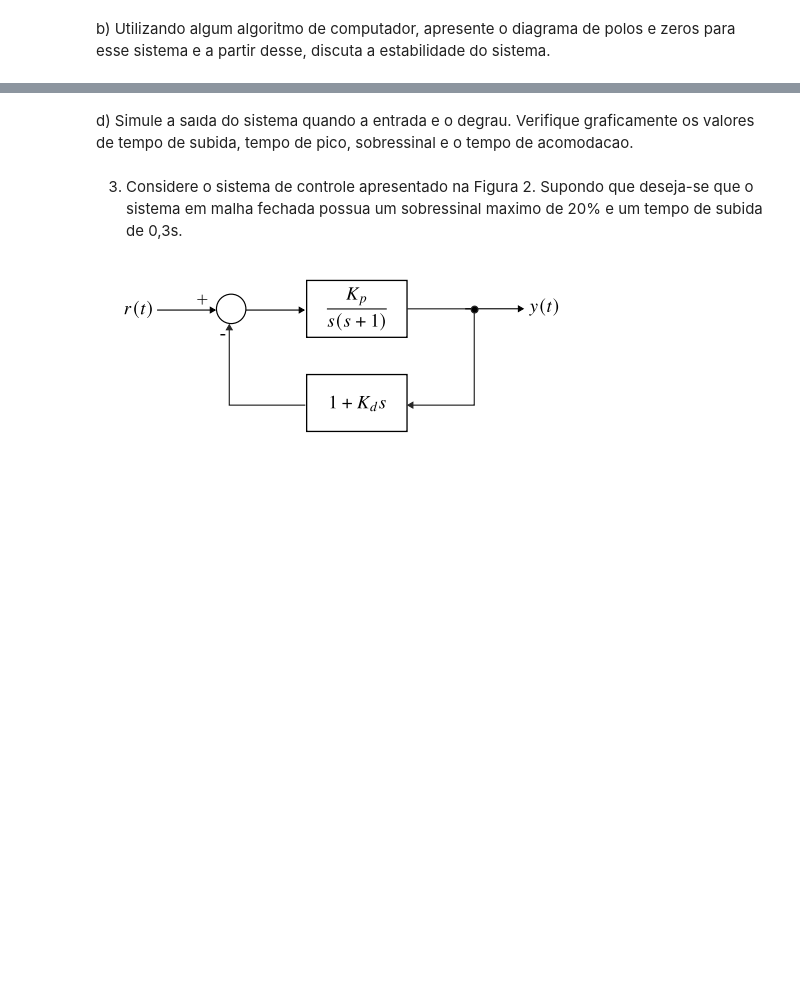
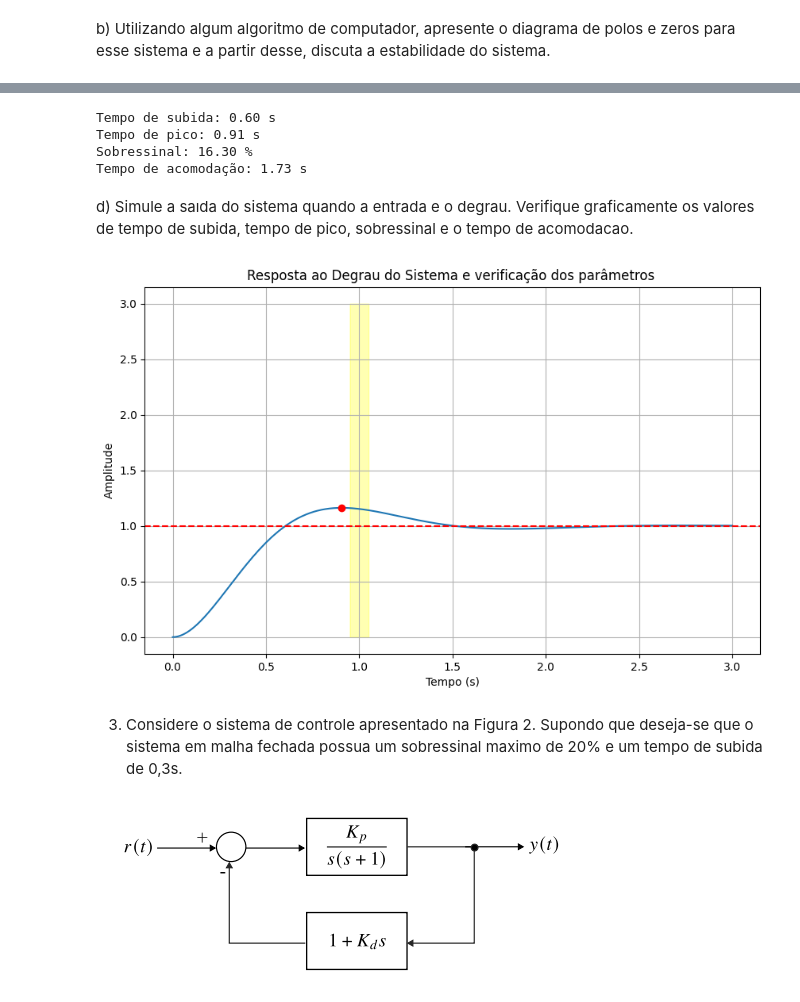
Before and after one commit to Mayconsmy/Sinais-e-Sistemas, a Jupyter notebook: Trabalhos/Segundo_Trabalho_Computacional.ipynb, the cells around one changed output, grey strips where cells are left out. Drawn from its saved outputs; the diff is of its cells as text; code cells hidden in the pictures; blank space fills up the shorter version.

```diff
--- a/Trabalhos/Segundo_Trabalho_Computacional.ipynb
+++ b/Trabalhos/Segundo_Trabalho_Computacional.ipynb
@@ -92,6 +156,52 @@ esse sistema.
+# %%
+w = w * np.sqrt(1 - zet**2)
+
+#tempo de subida
+tr = (np.pi - np.arccos(zet)) / w
+
+#tempo de pico
+tp = np.pi / w
+
+#sobressinal
+mp = 100 * np.exp((-zet * np.pi) / np.sqrt(1 - zet**2))
+
+#tempo de acomodação
+ts = 3 / (zet * w)
+
+print(f"Tempo de subida: {tr:.2f} s")
+print(f"Tempo de pico: {tp:.2f} s")
+print(f"Sobressinal: {mp:.2f} %")
+print(f"Tempo de acomodação: {ts:.2f} s")
+# %% [output]
+Tempo de subida: 0.60 s
+Tempo de pico: 0.91 s
+Sobressinal: 16.30 %
+Tempo de acomodação: 1.73 s
 # %% [markdown]
 d) Simule a saıda do sistema quando a entrada e o degrau. Verifique graficamente os valores de tempo
 de subida, tempo de pico, sobressinal e o tempo de acomodacao.
+# %%
+#resposta ao degrau
+t = np.linspace(0, 3, 1000)
+t, y = signal.step((numerador, denominador), T=t)
+
+#grafico
+plt.figure(figsize=(10, 6))
+plt.plot(t, y)
+plt.title('Resposta ao Degrau do Sistema')
+plt.axhline(y=1, color='r', linestyle='--', label='Regime Permanente')
+v_pico = 1 + (mp / 100)
+plt.plot(tp, v_pico, 'ro', label='Pico Máximo')
+plt.axhline(ts, v_pico, color='g', linestyle='--', label='Tempo de Acomodação')
+plt.fill_betweenx(t, 0.95, 1.05, color='yellow', alpha=0.3, label='Banda de 5%')
+
+plt.title('Resposta ao Degrau do Sistema e verificação dos parâmetros ')
+plt.xlabel('Tempo (s)')
+plt.ylabel('Amplitude')
+plt.grid(True)
+plt.show()
+# %% [output]
+[figure, added]
 # %% [markdown]
 3. Considere o sistema de controle apresentado na Figura 2. Supondo que deseja-se que o sistema em malha
 fechada possua um sobressinal maximo de 20% e um tempo de subida de 0,3s.
```
Also changed, not shown: parts of 22 cells of this notebook.
